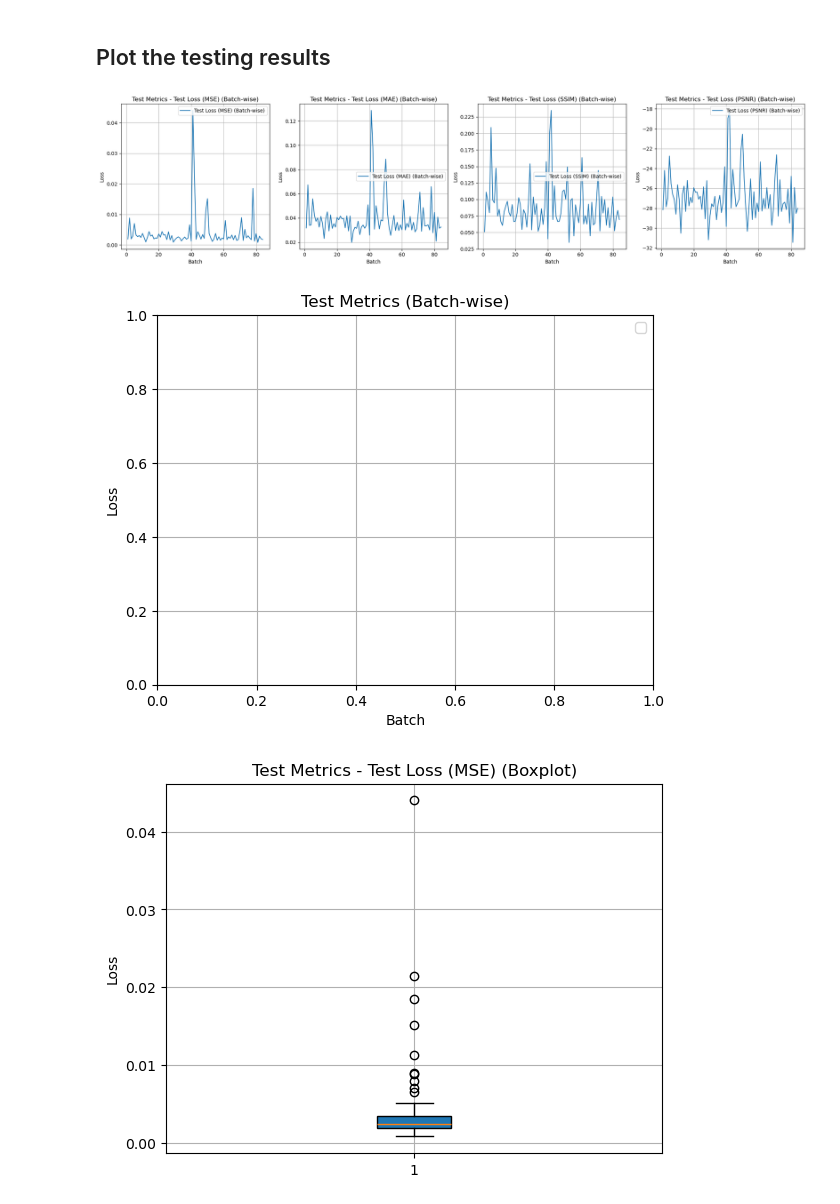
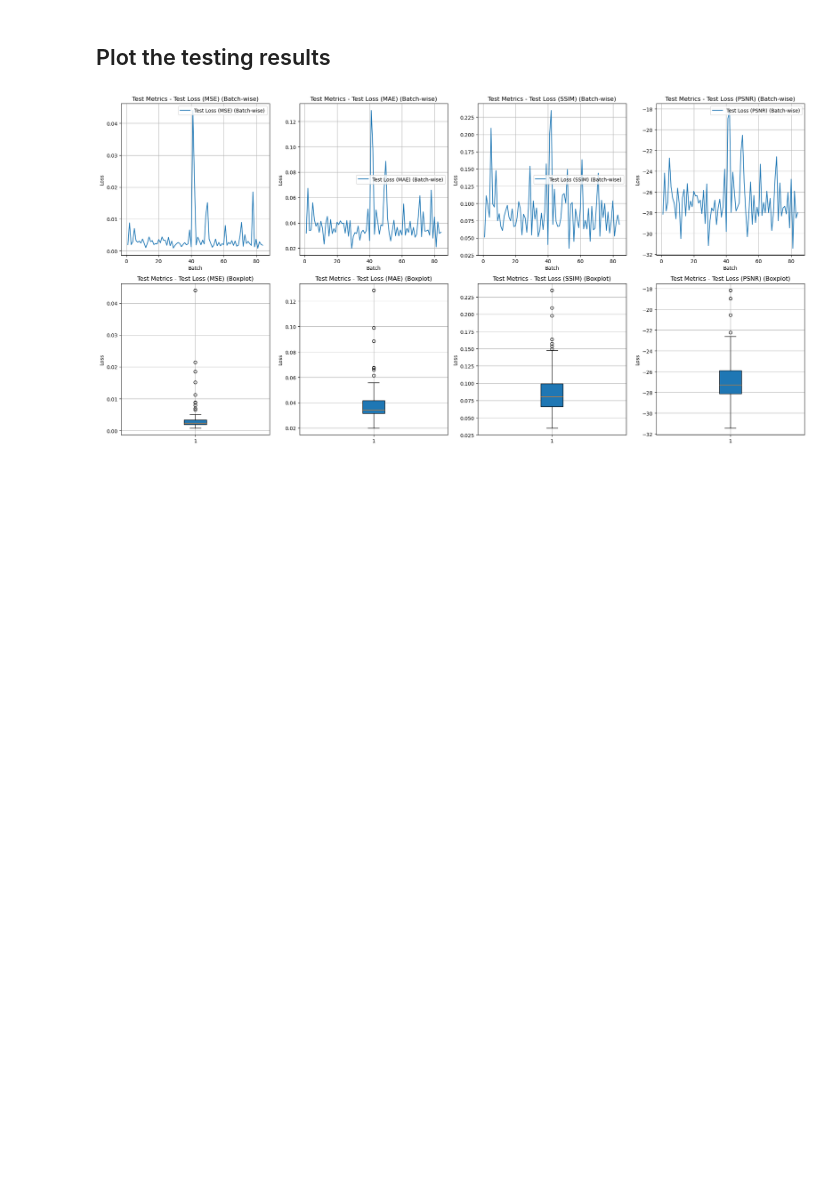
Before and after one commit to r-grun/stereo-recreation-from-anaglyphs, a Jupyter notebook: image_colorization/test_model.ipynb, the cells around one changed output. Cells and saved outputs as stored; diff of their text form; code cells hidden in the pictures; blank space fills up the shorter version.

Commit message:
Update plot of the test ipynb

```diff
--- a/image_colorization/test_model.ipynb
+++ b/image_colorization/test_model.ipynb
@@ -101,44 +101,33 @@ Test results written to ./results/testing_losses_unet_20250123_202041.csv
 ## Plot the testing results
 # %%
 import config_notebook as c
-csv_path = os.path.join(c.RESULTS_PATH, f"testing_losses_unet_{testing_run_timestamp}.csv")
+# csv_path = os.path.join(c.RESULTS_PATH, f"testing_losses_unet_{testing_run_timestamp}.csv") # To access the results of the test run directly
+csv_path = os.path.join(c.RESULTS_PATH, f"testing_losses_unet_20250123_202041.csv") # To access other test runs (plot results without the need of a test run)
 
 # Read the CSV file
 df = pd.read_csv(csv_path)
 # %%
-# Plot all metrics for each batch in separate plots in a row
+# Plot all metrics for each batch in a 2x4 grid
 metrics = df.columns[1:]  # Skip the 'Batch' column
 num_metrics = len(metrics)
-fig, axes = plt.subplots(1, num_metrics, figsize=(5 * num_metrics, 5))
+fig, axes = plt.subplots(2, 4, figsize=(20, 10))
 
 for i, metric in enumerate(metrics):
-    axes[i].plot(df['Batch'], df[metric], label=f"{metric} (Batch-wise)")
-    axes[i].set_xlabel('Batch')
-    axes[i].set_ylabel('Loss')
-    axes[i].set_title(f'Test Metrics - {metric} (Batch-wise)')
-    axes[i].legend()
-    axes[i].grid(True)
+    # Plot batch-wise metrics in the first row
+    axes[0, i].plot(df['Batch'], df[metric], label=f"{metric} (Batch-wise)")
+    axes[0, i].set_xlabel('Batch')
+    axes[0, i].set_ylabel('Loss')
+    axes[0, i].set_title(f'Test Metrics - {metric} (Batch-wise)')
+    axes[0, i].legend()
+    axes[0, i].grid(True)
+
+    # Plot boxplots in the second row
+    axes[1, i].boxplot(df[metric], vert=True, patch_artist=True)
+    axes[1, i].set_ylabel('Loss')
+    axes[1, i].set_title(f'Test Metrics - {metric} (Boxplot)')
+    axes[1, i].grid(True)
 
 plt.tight_layout()
 plt.show()
-
-# Add labels and title
-plt.xlabel('Batch')
-plt.ylabel('Loss')
-plt.title('Test Metrics (Batch-wise)')
-plt.legend()
-plt.grid(True)
-plt.show()
-
-# Plot min, max, and average values for each metric using vertical boxplots
-for metric in metrics:
-    plt.figure()
-    plt.boxplot(df[metric], vert=True, patch_artist=True)
-    plt.ylabel('Loss')
-    plt.title(f'Test Metrics - {metric} (Boxplot)')
-    plt.grid(True)
-    plt.show()
 # %% [output]
-[figure, old version]
+[figure, new version]
-[figure, removed]
-[figure, removed]
```
Also changed, not shown: parts of 1 cell of this notebook.
